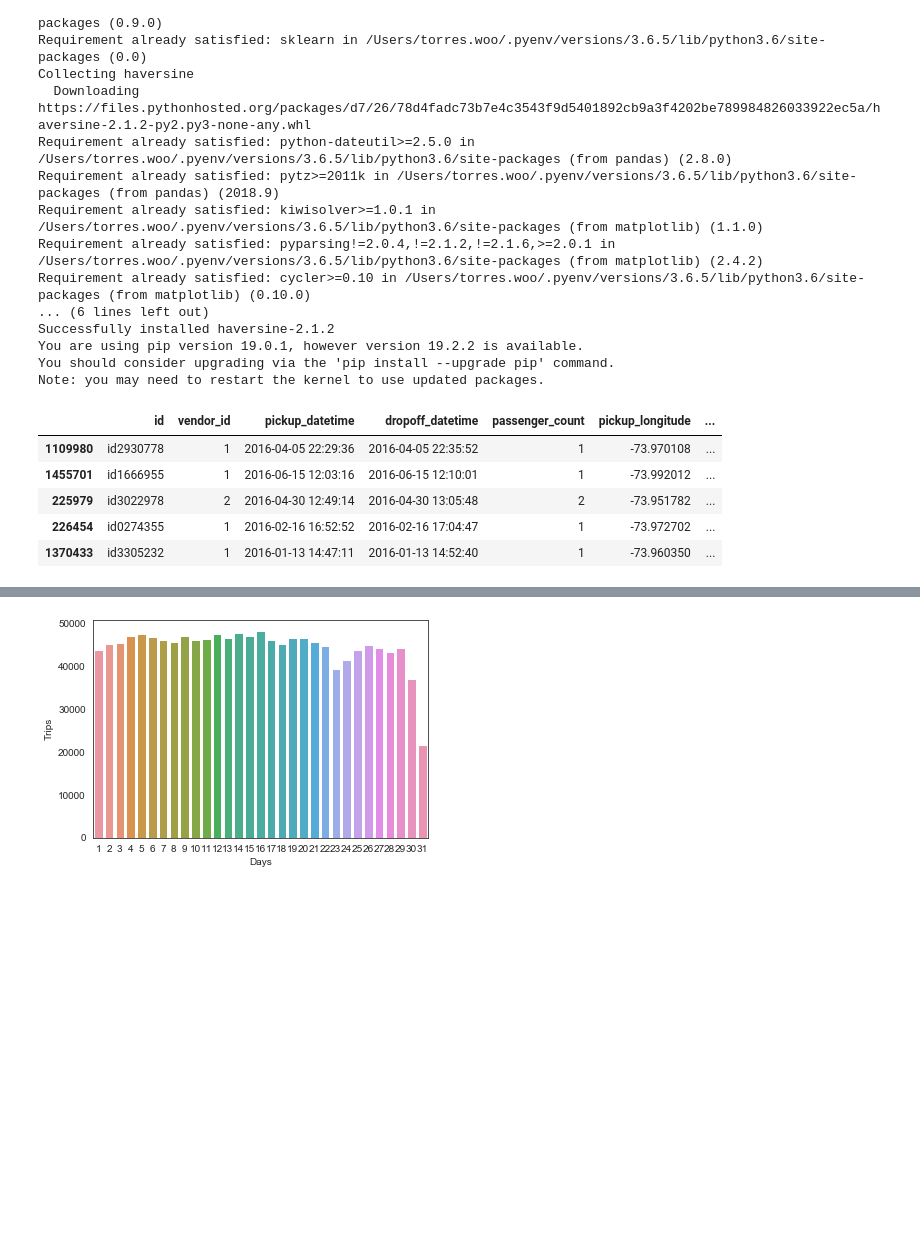
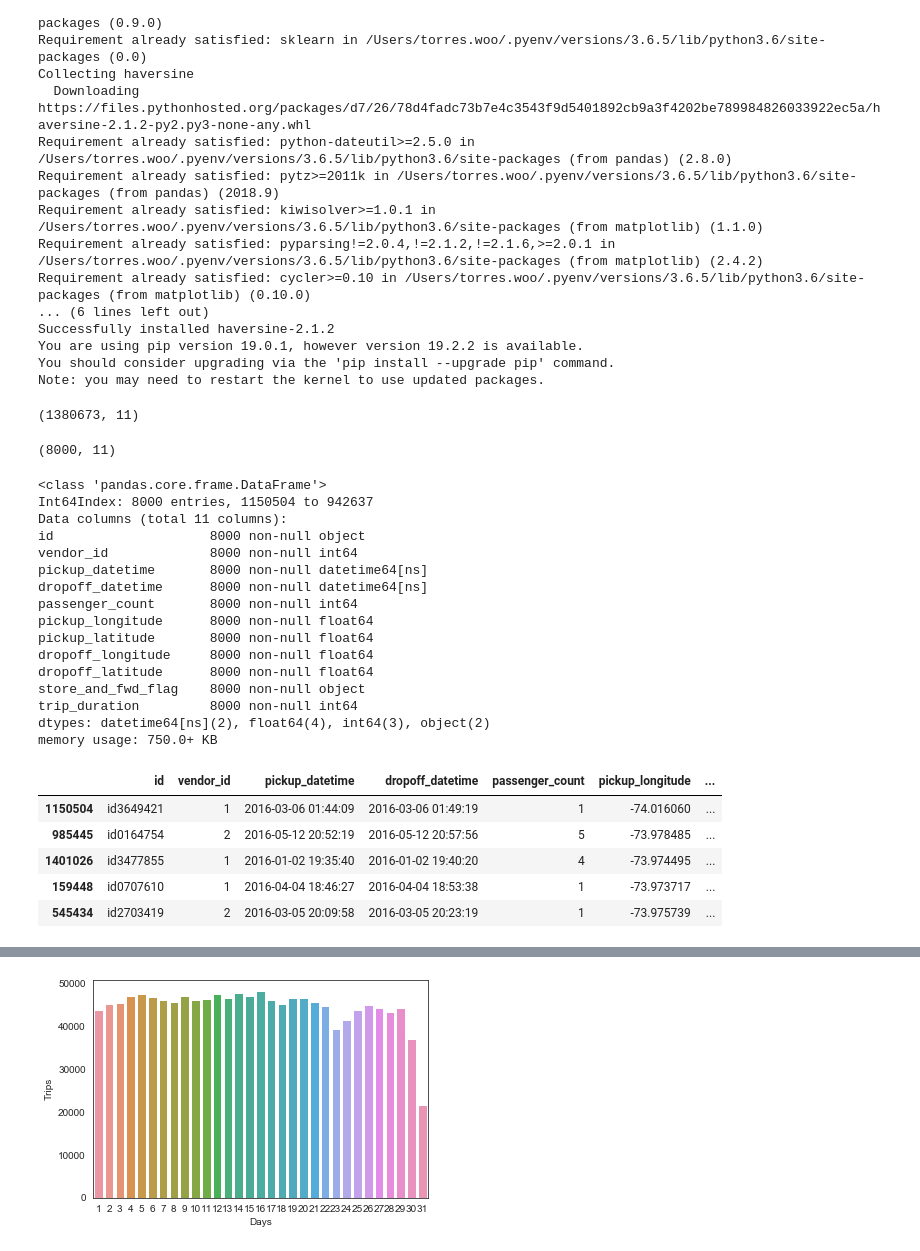
Before and after one commit to torreswoo/EDA-nyc-taxi, a Jupyter notebook: 02-nyc-taxi-eda.ipynb, the cells around one changed output, grey strips where cells are left out. Cells and saved outputs as stored; diff of their text form; code cells hidden in the pictures; blank space fills up the shorter version.

```diff
--- a/02-nyc-taxi-eda.ipynb
+++ b/02-nyc-taxi-eda.ipynb
@@ -68,9 +32,7 @@ import matplotlib.pyplot as plt
 import seaborn as sns
 %matplotlib inline
 
-ROWS_SAMPLE = 8000
-
-df = pd.read_csv("train.csv")
+df = pd.read_csv("data/train.csv")
 
 # Delete locations far away from the others
 longitude_limit = [-74.027, -73.85]
@@ -79,16 +41,10 @@ df = df[(df.pickup_longitude.between(longitude_limit[0], longitude_limit[1], inc
 df = df[(df.dropoff_longitude.between(longitude_limit[0], longitude_limit[1], inclusive=False))]
 df = df[(df.pickup_latitude.between(latitude_limit[0], latitude_limit[1], inclusive=False))]
 df = df[(df.dropoff_latitude.between(latitude_limit[0], latitude_limit[1], inclusive=False))]
-
 df["pickup_datetime"] = pd.to_datetime(df["pickup_datetime"])
 df["dropoff_datetime"] = pd.to_datetime(df["dropoff_datetime"])
 
-df_trimmed = df.sample(ROWS_SAMPLE)
-df_trimmed.head()
+# df
+df.shape
 # %% [output]
-|  | id | vendor_id | pickup_datetime | dropoff_datetime | passenger_count | pickup_longitude | ... |
-| 1109980 | id2930778 | 1 | 2016-04-05 22:29:36 | 2016-04-05 22:35:52 | 1 | -73.970108 | ... |
-| 1455701 | id1666955 | 1 | 2016-06-15 12:03:16 | 2016-06-15 12:10:01 | 1 | -73.992012 | ... |
-| 225979 | id3022978 | 2 | 2016-04-30 12:49:14 | 2016-04-30 13:05:48 | 2 | -73.951782 | ... |
-| 226454 | id0274355 | 1 | 2016-02-16 16:52:52 | 2016-02-16 17:04:47 | 1 | -73.972702 | ... |
-| 1370433 | id3305232 | 1 | 2016-01-13 14:47:11 | 2016-01-13 14:52:40 | 1 | -73.960350 | ... |
+(1380673, 11)
@@ -94,0 +53,32 @@ df_trimmed.head()
+# %%
+ROWS_SAMPLE = 8000
+df_trimmed = df.sample(ROWS_SAMPLE)
+df_trimmed.shape
+# %% [output]
+(8000, 11)
+# %%
+df_trimmed.info()
+df_trimmed.head()
+# %% [output]
+<class 'pandas.core.frame.DataFrame'>
+Int64Index: 8000 entries, 1150504 to 942637
+Data columns (total 11 columns):
+id                    8000 non-null object
+vendor_id             8000 non-null int64
+pickup_datetime       8000 non-null datetime64[ns]
+dropoff_datetime      8000 non-null datetime64[ns]
+passenger_count       8000 non-null int64
+pickup_longitude      8000 non-null float64
+pickup_latitude       8000 non-null float64
+dropoff_longitude     8000 non-null float64
+dropoff_latitude      8000 non-null float64
+store_and_fwd_flag    8000 non-null object
+trip_duration         8000 non-null int64
+dtypes: datetime64[ns](2), float64(4), int64(3), object(2)
+memory usage: 750.0+ KB
+|  | id | vendor_id | pickup_datetime | dropoff_datetime | passenger_count | pickup_longitude | ... |
+| 1150504 | id3649421 | 1 | 2016-03-06 01:44:09 | 2016-03-06 01:49:19 | 1 | -74.016060 | ... |
+| 985445 | id0164754 | 2 | 2016-05-12 20:52:19 | 2016-05-12 20:57:56 | 5 | -73.978485 | ... |
+| 1401026 | id3477855 | 1 | 2016-01-02 19:35:40 | 2016-01-02 19:40:20 | 4 | -73.974495 | ... |
+| 159448 | id0707610 | 1 | 2016-04-04 18:46:27 | 2016-04-04 18:53:38 | 1 | -73.973717 | ... |
+| 545434 | id2703419 | 2 | 2016-03-05 20:09:58 | 2016-03-05 20:23:19 | 1 | -73.975739 | ... |
```
Also changed, not shown: parts of 10 cells of this notebook, 2 other files.
